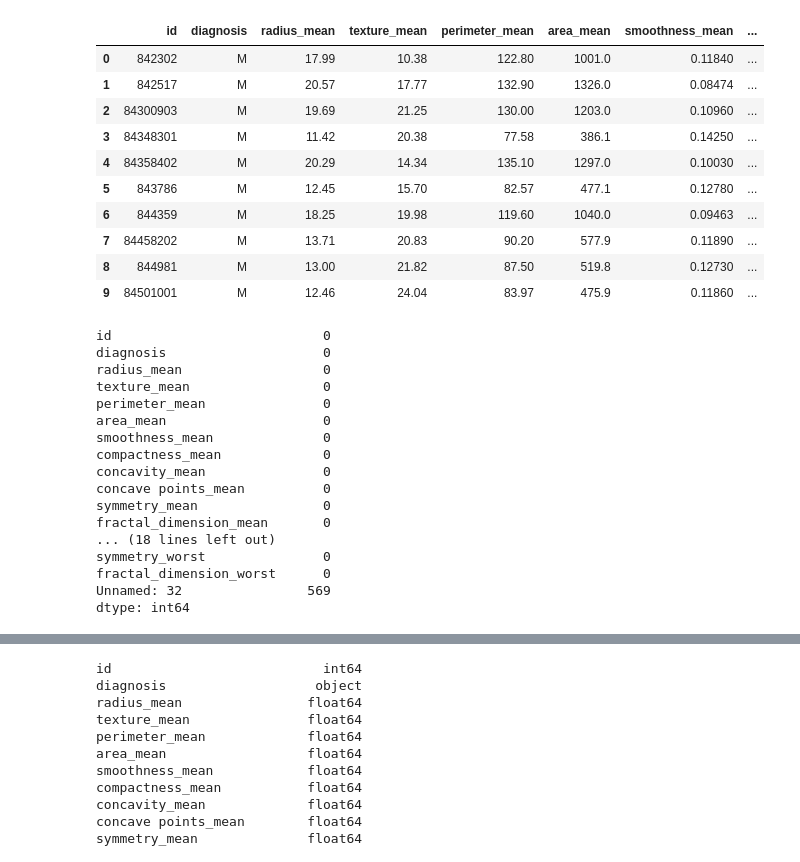
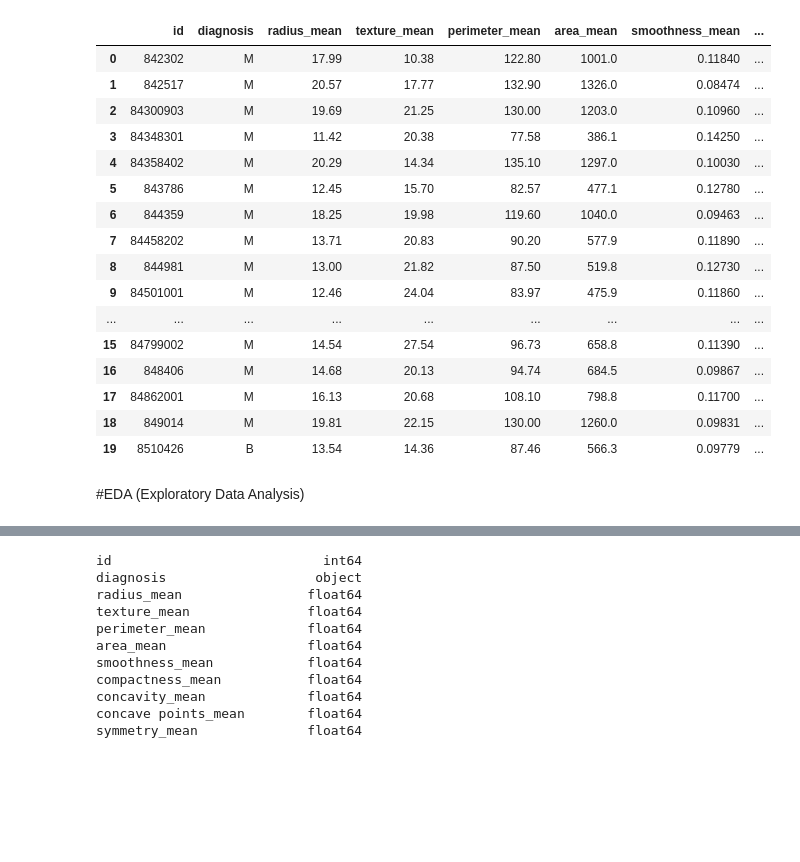
Before and after one commit to josecervan/Python-Developer-EOI, a Jupyter notebook: module3/machine-learning/cancer/cancer.ipynb, the cells around one changed output, grey strips where cells are left out. Cells and saved outputs as stored; diff of their text form; code cells hidden in the pictures; blank space fills up the shorter version.

```diff
--- a/module3/machine-learning/cancer/cancer.ipynb
+++ b/module3/machine-learning/cancer/cancer.ipynb
@@ -6,40 +5,28 @@ import seaborn as sns
 import matplotlib.pyplot as plt
 # %%
-data = pd.read_csv('data.csv')
+data = pd.read_csv('data_cancer.csv')
 # %%
-data.head(10)
+data.head(20)
 # %% [output]
 |  | id | diagnosis | radius_mean | texture_mean | perimeter_mean | area_mean | smoothness_mean | ... |
 | 0 | 842302 | M | 17.99 | 10.38 | 122.80 | 1001.0 | 0.11840 | ... |
 | 1 | 842517 | M | 20.57 | 17.77 | 132.90 | 1326.0 | 0.08474 | ... |
 | 2 | 84300903 | M | 19.69 | 21.25 | 130.00 | 1203.0 | 0.10960 | ... |
 | 3 | 84348301 | M | 11.42 | 20.38 | 77.58 | 386.1 | 0.14250 | ... |
 | 4 | 84358402 | M | 20.29 | 14.34 | 135.10 | 1297.0 | 0.10030 | ... |
 | 5 | 843786 | M | 12.45 | 15.70 | 82.57 | 477.1 | 0.12780 | ... |
 | 6 | 844359 | M | 18.25 | 19.98 | 119.60 | 1040.0 | 0.09463 | ... |
 | 7 | 84458202 | M | 13.71 | 20.83 | 90.20 | 577.9 | 0.11890 | ... |
 | 8 | 844981 | M | 13.00 | 21.82 | 87.50 | 519.8 | 0.12730 | ... |
 | 9 | 84501001 | M | 12.46 | 24.04 | 83.97 | 475.9 | 0.11860 | ... |
+| ... | ... | ... | ... | ... | ... | ... | ... | ... |
+| 15 | 84799002 | M | 14.54 | 27.54 | 96.73 | 658.8 | 0.11390 | ... |
+| 16 | 848406 | M | 14.68 | 20.13 | 94.74 | 684.5 | 0.09867 | ... |
+| 17 | 84862001 | M | 16.13 | 20.68 | 108.10 | 798.8 | 0.11700 | ... |
+| 18 | 849014 | M | 19.81 | 22.15 | 130.00 | 1260.0 | 0.09831 | ... |
+| 19 | 8510426 | B | 13.54 | 14.36 | 87.46 | 566.3 | 0.09779 | ... |
-# %%
-data.isna().sum()
-# %% [output]
-id                           0
-diagnosis                    0
-radius_mean                  0
-texture_mean                 0
-perimeter_mean               0
-area_mean                    0
-smoothness_mean              0
-compactness_mean             0
-concavity_mean               0
-concave points_mean          0
-symmetry_mean                0
-fractal_dimension_mean       0
-... (18 lines left out)
-symmetry_worst               0
-fractal_dimension_worst      0
-Unnamed: 32                569
-dtype: int64
+# %% [markdown]
+#EDA (Exploratory Data Analysis)
 # %%
 data.describe()
 # %% [output]
```
Also changed, not shown: parts of 44 cells of this notebook, 20 other files.
